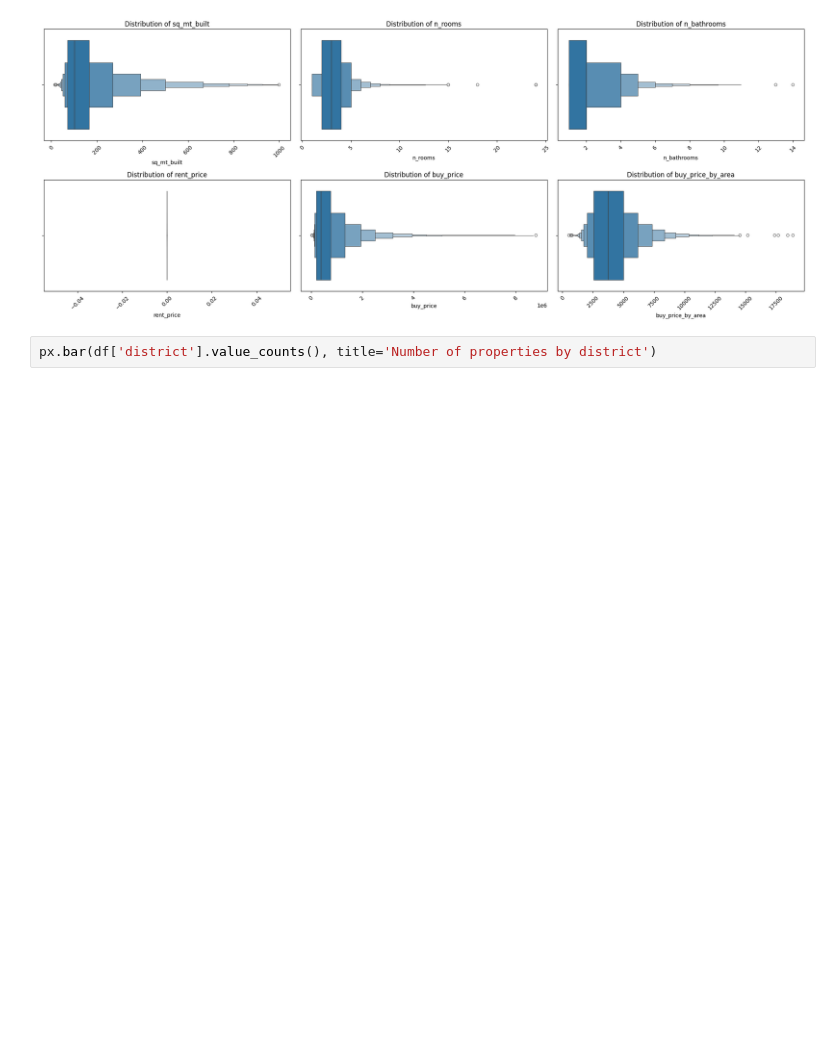
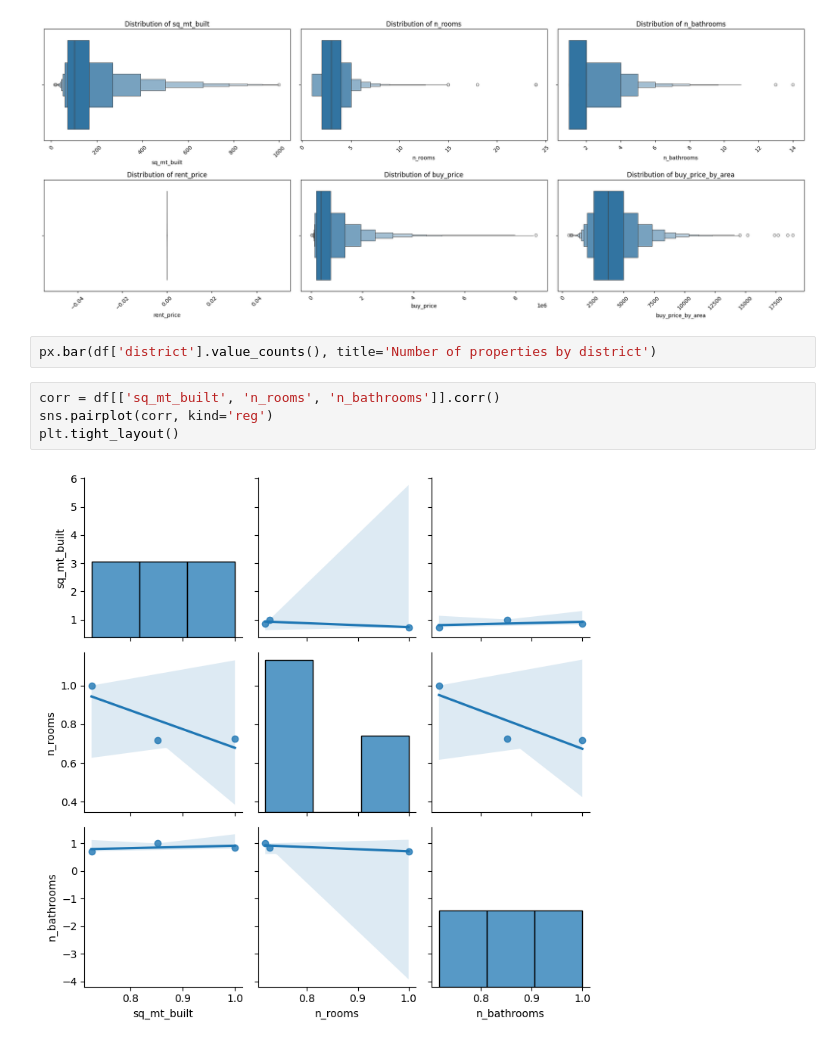
Before and after one commit to ahmedllshafiey/Mardrid-Analysis, a Jupyter notebook: Madrid.ipynb, the cells around one changed output. Drawn from its saved outputs; the diff is of its cells as text; blank space fills up the shorter version.

```diff
--- a/Madrid.ipynb
+++ b/Madrid.ipynb
@@ -234,3 +234,9 @@ for e, i in enumerate(df.columns[2:]):
 [figure]
 # %%
 px.bar(df['district'].value_counts(), title='Number of properties by district')
+# %%
+corr = df[['sq_mt_built', 'n_rooms', 'n_bathrooms']].corr()
+sns.pairplot(corr, kind='reg')
+plt.tight_layout()
+# %% [output]
+[figure, added]
```
Also changed, not shown: parts of 2 cells of this notebook.
